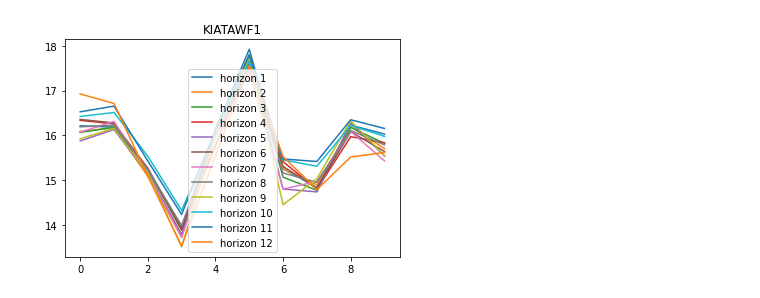
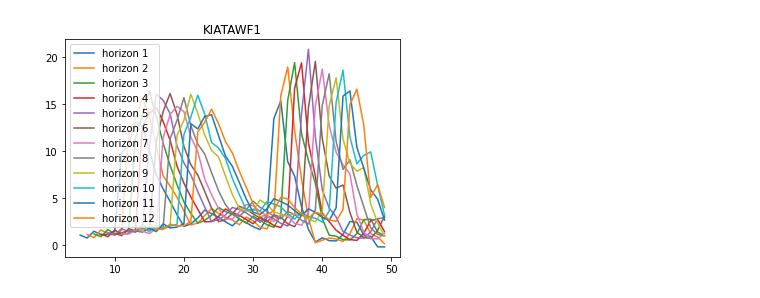
Before and after one commit to vitorp4/Data-Science, a Jupyter notebook: Regressão com MLP (serie temporal)/MLP (time series).ipynb, the cells around one changed output. Drawn from its saved outputs; the diff is of its cells as text; code cells hidden in the pictures.

Commit message:
align shifts

```diff
--- a/Regressão com MLP (serie temporal)/MLP (time series).ipynb
+++ b/Regressão com MLP (serie temporal)/MLP (time series).ipynb
@@ -24,12 +22,12 @@ EPOCHS = 200
 
 serie = df[CENTRAL]
 
-train, test = train_test_split(serie, test_size=.66, shuffle=False)
-X_train, Y_train = make_shifts(train, LAGS, HORIZONS, dropnan=True)
-X_test, Y_test = make_shifts(test, LAGS, HORIZONS, dropnan=False)
+train, test = train_test_split(serie, test_size=.33, shuffle=False)
+X_train, Y_train = patterns(train, LAGS, HORIZONS, dropnan=True)
+X_test = patterns(test, LAGS, dropnan=False)
 # %%
-model = MLP(n_horizons=HORIZONS, n_inits=INITS)
-model.build(hidden_layers=HIDDEN_LAYERS, input_size=LAGS, activation=ACTIVATION, optimizer=OPTIMIZER, loss=LOSS)
+model = MLP(n_lags=LAGS, n_horizons=HORIZONS, n_inits=INITS)
+model.build(hidden_layers=HIDDEN_LAYERS, activation=ACTIVATION, optimizer=OPTIMIZER, loss=LOSS)
 model.train(X_train.values, Y_train.values, validation_split=VALIDATION_SPLIT, epochs=EPOCHS)
 pred = model.predict(X_test.values)
 pred
@@ -80,8 +78,8 @@ all_metrics_from_dataframes(pred, Y_test)
 # %%
 for h in range(1,HORIZONS+1):
-    plt.plot(pred[f't+{h}'].values[100:110], label=f'horizon {h}')
+    plt.plot(pred[f't+{h}'].values[:50], label=f'horizon {h}')
 plt.legend()
 plt.title(CENTRAL)
 plt.show()
 # %% [output]
-[figure, old version]
+[figure, new version]
```
Also changed, not shown: parts of 9 cells of this notebook, 3 other files.
